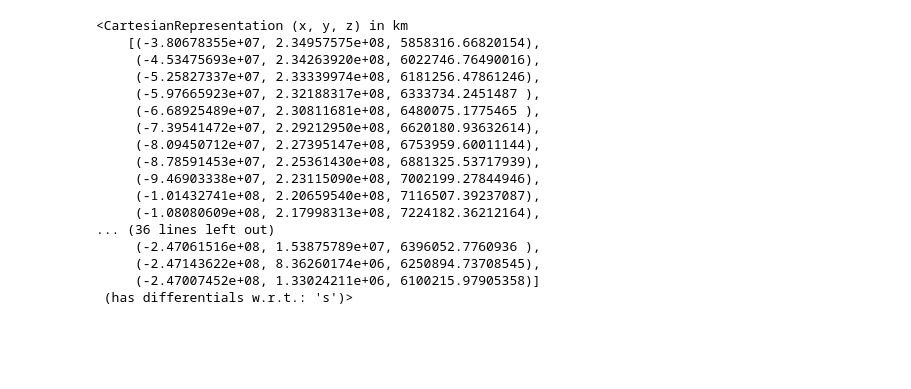
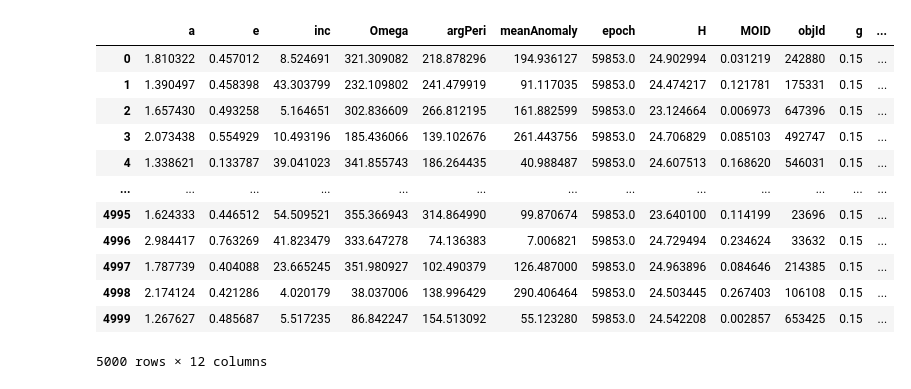
Before and after one commit to yoachim/23_Scratch, a Jupyter notebook: skyfield_sso/poli_test.ipynb, the cells around one changed output. Saved outputs shown, nothing was run; the diff lists cells and outputs as text; code cells hidden in the pictures; blank space fills up the shorter version.

```diff
--- a/skyfield_sso/poli_test.ipynb
+++ b/skyfield_sso/poli_test.ipynb
@@ -38,0 +25,18 @@ Ephemerides at 100 epochs from J2000.202 (TT) to J2002.083 (TT)
+# %%
+granv = pd.read_csv('/Users/yoachim/rubin_sim_data/orbits/granvik_5k.txt', sep=' ')
+# %%
+granv
+# %% [output]
+|  | a | e | inc | Omega | argPeri | meanAnomaly | epoch | H | MOID | objId | g | ... |
+| 0 | 1.810322 | 0.457012 | 8.524691 | 321.309082 | 218.878296 | 194.936127 | 59853.0 | 24.902994 | 0.031219 | 242880 | 0.15 | ... |
+| 1 | 1.390497 | 0.458398 | 43.303799 | 232.109802 | 241.479919 | 91.117035 | 59853.0 | 24.474217 | 0.121781 | 175331 | 0.15 | ... |
+| 2 | 1.657430 | 0.493258 | 5.164651 | 302.836609 | 266.812195 | 161.882599 | 59853.0 | 23.124664 | 0.006973 | 647396 | 0.15 | ... |
+| 3 | 2.073438 | 0.554929 | 10.493196 | 185.436066 | 139.102676 | 261.443756 | 59853.0 | 24.706829 | 0.085103 | 492747 | 0.15 | ... |
+| 4 | 1.338621 | 0.133787 | 39.041023 | 341.855743 | 186.264435 | 40.988487 | 59853.0 | 24.607513 | 0.168620 | 546031 | 0.15 | ... |
+| ... | ... | ... | ... | ... | ... | ... | ... | ... | ... | ... | ... | ... |
+| 4995 | 1.624333 | 0.446512 | 54.509521 | 355.366943 | 314.864990 | 99.870674 | 59853.0 | 23.640100 | 0.114199 | 23696 | 0.15 | ... |
+| 4996 | 2.984417 | 0.763269 | 41.823479 | 333.647278 | 74.136383 | 7.006821 | 59853.0 | 24.729494 | 0.234624 | 33632 | 0.15 | ... |
+| 4997 | 1.787739 | 0.404088 | 23.665245 | 351.980927 | 102.490379 | 126.487000 | 59853.0 | 24.963896 | 0.084646 | 214385 | 0.15 | ... |
+| 4998 | 2.174124 | 0.421286 | 4.020179 | 38.037006 | 138.996429 | 290.406464 | 59853.0 | 24.503445 | 0.267403 | 106108 | 0.15 | ... |
+| 4999 | 1.267627 | 0.485687 | 5.517235 | 86.842247 | 154.513092 | 55.123280 | 59853.0 | 24.542208 | 0.002857 | 653425 | 0.15 | ... |
+5000 rows × 12 columns
@@ -41,20 +51,0 @@ ephem2 = orb.to_ephem(strategy=EpochsArray(epochs=epochs))
-# %%
-ephem2.sample()
-# %% [output]
-<CartesianRepresentation (x, y, z) in km
-    [(-3.80678355e+07, 2.34957575e+08, 5858316.66820154),
-     (-4.53475693e+07, 2.34263920e+08, 6022746.76490016),
-     (-5.25827337e+07, 2.33339974e+08, 6181256.47861246),
-     (-5.97665923e+07, 2.32188317e+08, 6333734.2451487 ),
-     (-6.68925489e+07, 2.30811681e+08, 6480075.1775465 ),
-     (-7.39541472e+07, 2.29212950e+08, 6620180.93632614),
-     (-8.09450712e+07, 2.27395147e+08, 6753959.60011144),
-     (-8.78591453e+07, 2.25361430e+08, 6881325.53717939),
-     (-9.46903338e+07, 2.23115090e+08, 7002199.27844946),
-     (-1.01432741e+08, 2.20659540e+08, 7116507.39237087),
-     (-1.08080609e+08, 2.17998313e+08, 7224182.36212164),
-... (36 lines left out)
-     (-2.47061516e+08, 1.53875789e+07, 6396052.7760936 ),
-     (-2.47143622e+08, 8.36260174e+06, 6250894.73708545),
-     (-2.47007452e+08, 1.33024211e+06, 6100215.97905358)]
- (has differentials w.r.t.: 's')>
```
Also changed, not shown: parts of 29 cells of this notebook, 1 other file.
